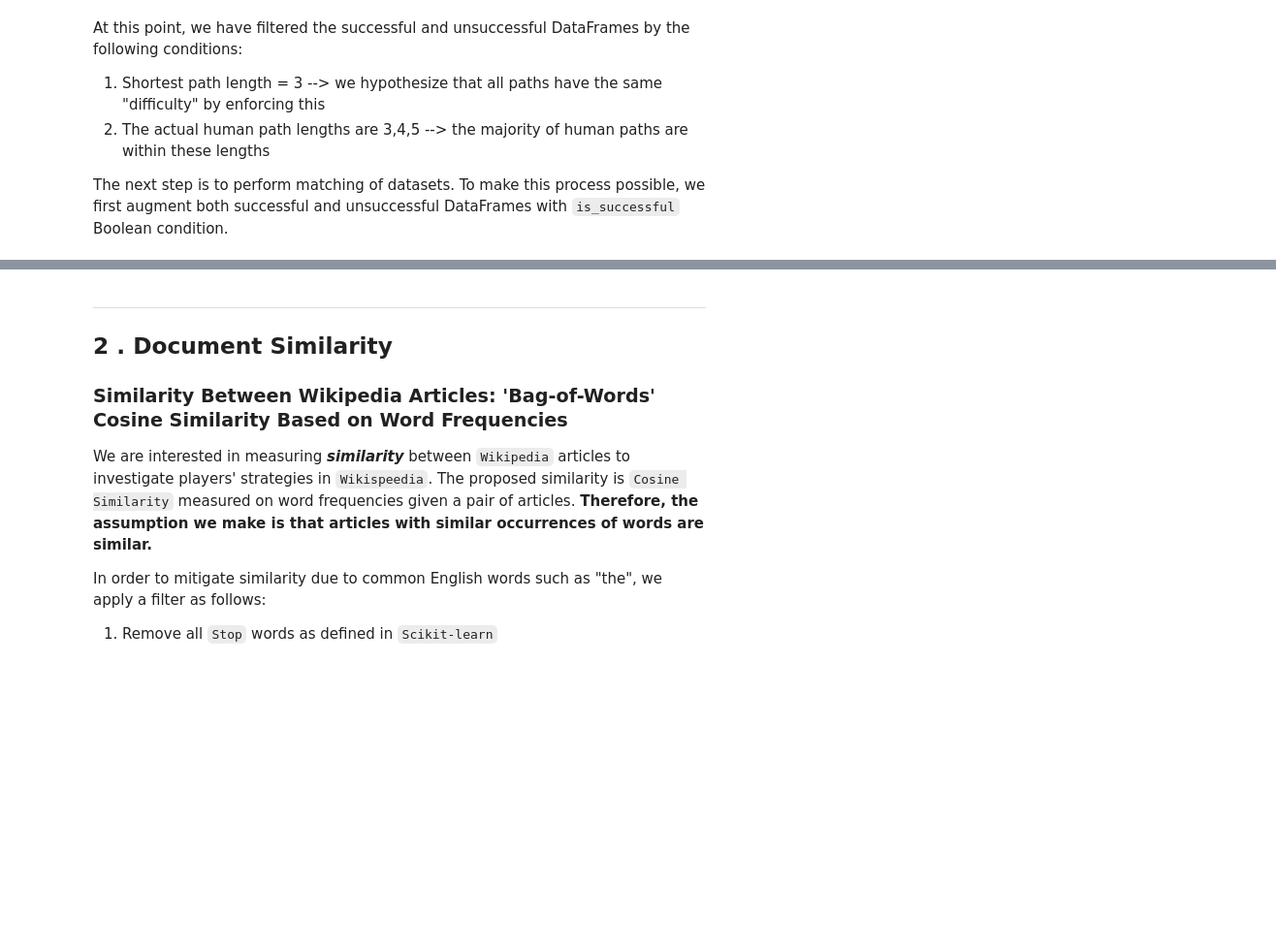
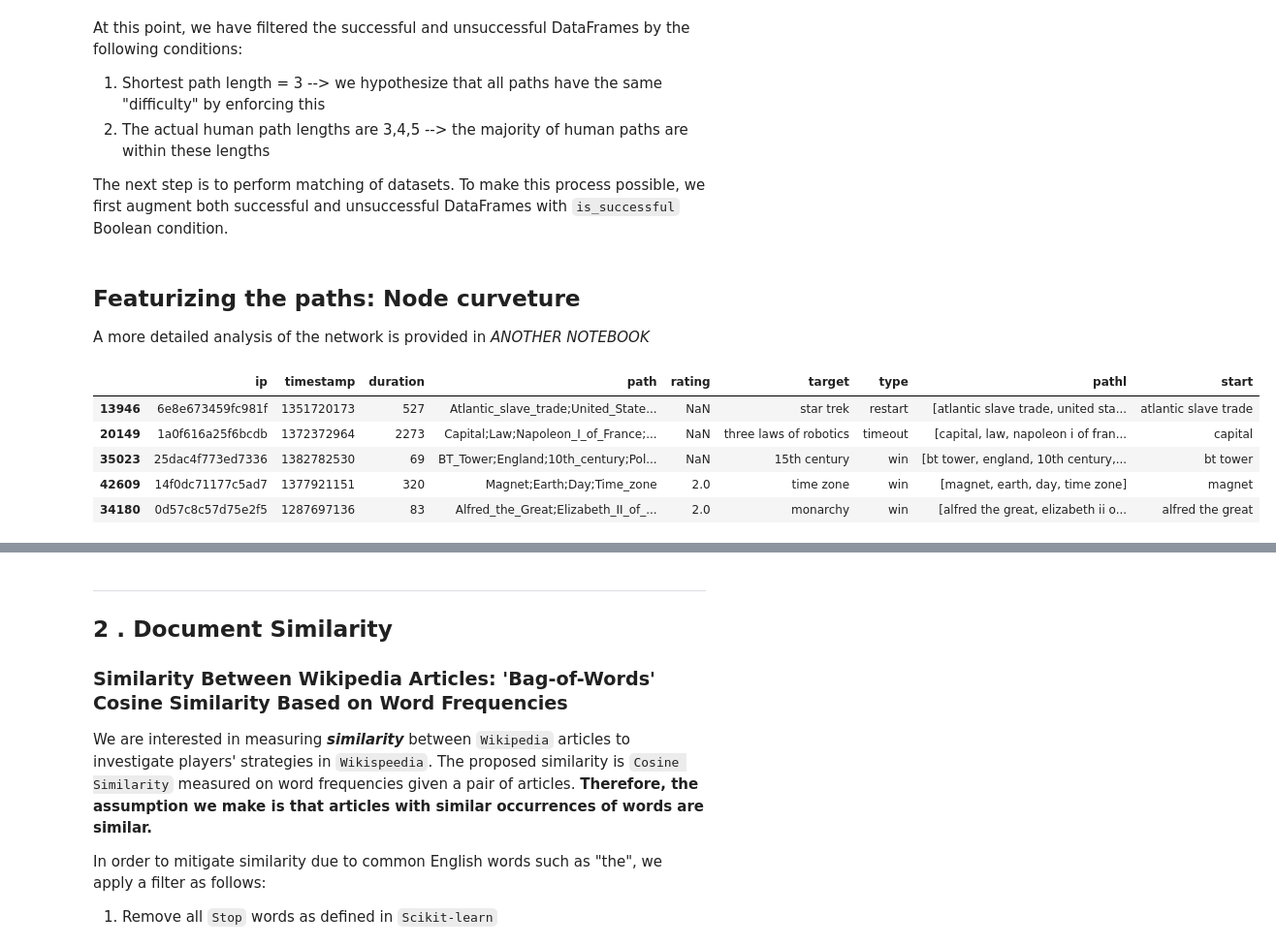
Before and after one commit to epfl-ada/ada-2022-project-theadalyzers, a Jupyter notebook: Dataset-Processing.ipynb, the cells around one changed output, grey strips where cells are left out. Shown at 97% size. Saved outputs shown, nothing was run; the diff lists cells and outputs as text; code cells hidden in the pictures; blank space fills up the shorter version.

```diff
--- a/Dataset-Processing.ipynb
+++ b/Dataset-Processing.ipynb
@@ -301,2 +301,73 @@ final_df.to_csv('final_df.csv')
 
 # next, we will calculate "treatments" involving semantic distance metrics for the DataFrame
+# %% [markdown]
+## Featurizing the paths: Node curveture
+
+
+A more detailed analysis of the network is provided in *ANOTHER NOTEBOOK*
+# %%
+# Load graph
+
+df_links = (pd.read_csv(data_path + "wikispeedia_paths-and-graph/links.tsv",
+                        skiprows=12,
+                        sep="\t",
+                        header=None)
+            .applymap(str_url_format)
+            .rename(columns={0:"src",
+                             1:"tgt"})
+           )
+
+def split_decode_path(path):
+    return list(map(
+        str_url_format,
+        path.split(";")
+    ))
+
+df_paths_success = (pd.read_csv(data_path + "wikispeedia_paths-and-graph/paths_finished.tsv",
+                          skiprows=15,
+                          sep="\t",
+                          header=None)
+                    .rename(columns={0:"ip",
+                                     1:"timestamp",
+                                     2:"duration",
+                                     3:"path",
+                                     4:"rating"})
+         )
+# Create a "target" col
+df_paths_success["target"] = (df_paths_success["path"]
+                              .apply(lambda x: (str_url_format(x)
+                                                .split(";")[-1])))
+df_paths_success["type"] = "win"
+
+
+df_paths_fail = (pd.read_csv(data_path + "wikispeedia_paths-and-graph/paths_unfinished.tsv",
+                             skiprows=16,
+                             sep="\t",
+                             header=None)
+                 .rename(columns={0:"ip",
+                                  1:"timestamp",
+                                  2:"duration",
+                                  3:"path",
+                                  4:"target",
+                                  5:"type"})
+             )
+
+# Join dfs to get a full df with all paths
+df_paths = pd.concat([df_paths_success,
+                      df_paths_fail])
+
+# Get path list
+df_paths["pathl"] = df_paths["path"].apply(split_decode_path)
+# Decode target from url
+df_paths["target"] = df_paths["target"].apply(str_url_format)
+# Get starting node
+df_paths["start"] = df_paths["pathl"].apply(lambda x:x[0])
+
+df_paths.sample(5)
+# %% [output]
+|  | ip | timestamp | duration | path | rating | target | type | pathl | start |
+| 13946 | 6e8e673459fc981f | 1351720173 | 527 | Atlantic_slave_trade;United_State... | NaN | star trek | restart | [atlantic slave trade, united sta... | atlantic slave trade |
+| 20149 | 1a0f616a25f6bcdb | 1372372964 | 2273 | Capital;Law;Napoleon_I_of_France;... | NaN | three laws of robotics | timeout | [capital, law, napoleon i of fran... | capital |
+| 35023 | 25dac4f773ed7336 | 1382782530 | 69 | BT_Tower;England;10th_century;Pol... | NaN | 15th century | win | [bt tower, england, 10th century,... | bt tower |
+| 42609 | 14f0dc71177c5ad7 | 1377921151 | 320 | Magnet;Earth;Day;Time_zone | 2.0 | time zone | win | [magnet, earth, day, time zone] | magnet |
+| 34180 | 0d57c8c57d75e2f5 | 1287697136 | 83 | Alfred_the_Great;Elizabeth_II_of_... | 2.0 | monarchy | win | [alfred the great, elizabeth ii o... | alfred the great |
```
Also changed, not shown: parts of 7 cells of this notebook, 2 other files.
